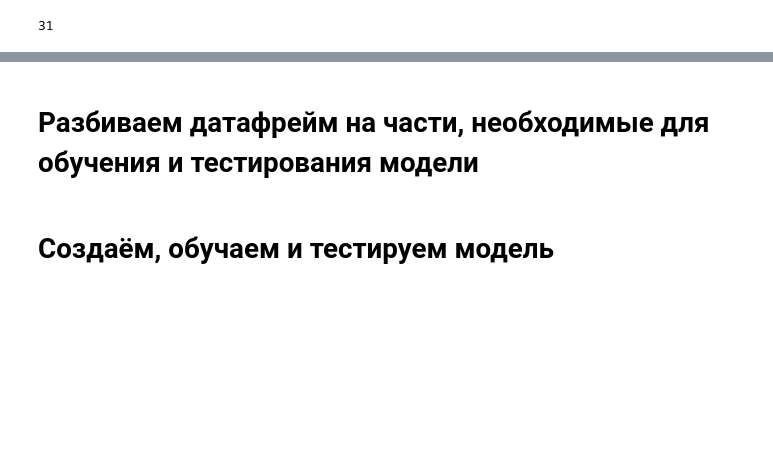
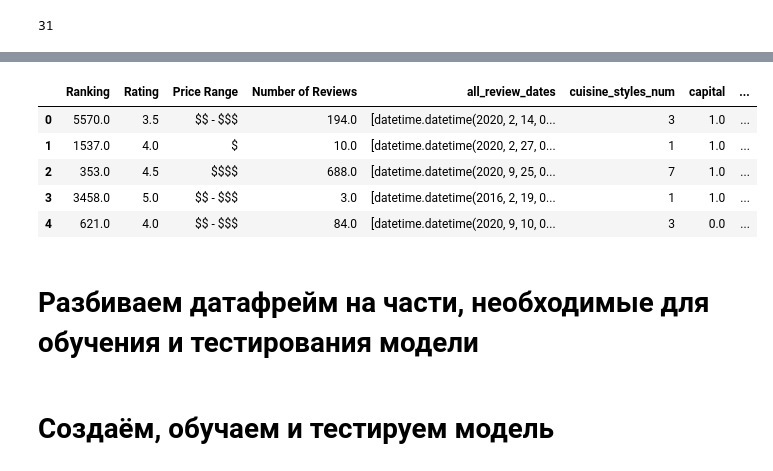
Before and after one commit to zadvovl/SkillFactory, a Jupyter notebook: module_3/your_first_model.ipynb, the cells around one changed output, grey strips where cells are left out. Cells and saved outputs as stored; diff of their text form; code cells hidden in the pictures; blank space fills up the shorter version.

```diff
--- a/module_3/your_first_model.ipynb
+++ b/module_3/your_first_model.ipynb
@@ -202,0 +231,4 @@ df_crawled.to_csv('with_additional_data_fromTA.csv')
+# %%
+# modifying 'capital' column to make it binary (if capital then 1 else 0)
+df_cities['capital'] = df_cities['capital'].map(lambda x : 1 if x == 'primary' else 0)
+df_cities['capital'].value_counts()
@@ -202,0 +239,4 @@ df_crawled.to_csv('with_additional_data_fromTA.csv')
+# %%
+# merging df with df_cities based on city name
+df = df.merge(df_cities, how='left', left_on='City', right_on='city_ascii')
+df.info()
@@ -202,0 +267,9 @@ df_crawled.to_csv('with_additional_data_fromTA.csv')
+# %%
+# it seems that we're missing the data about only one city - Oporto (aka Porto in Portugal)
+# let's locate it and populate missing values manually
+df['capital'].fillna(0, inplace=True)
+df['population'].fillna(1337000, inplace=True)
+# let's drop some columns that are not required anymore
+# to make the dataframe more compact and readable
+df.drop(['Restaurant_id', 'Reviews', 'URL_TA', 'ID_TA', 'city_ascii', 'City'], axis=1, inplace=True)
+df.info()
@@ -202,0 +300,9 @@ df_crawled.to_csv('with_additional_data_fromTA.csv')
+# %%
+# it seems there are many NaN values among price ranges
+# let's replace NaN with values based on a frequency of the existing values
+# custom function will be used for that (see definition of helper functions above)
+
+# please note that ascending=True is important here because the dictionary must be sorted
+freq_dict = create_freq_dict(dict(df['Price Range'].value_counts(ascending=True)))
+df['Price Range'] = df['Price Range'].apply(
+    lambda x: fill_na_by_frequency(freq_dict, "Price Range") if pd.isna(x) else x)
@@ -203,3 +337,12 @@ df_crawled.to_csv('with_additional_data_fromTA.csv')
+# %%
+df.head()
+# %% [output]
+|  | Ranking | Rating | Price Range | Number of Reviews | all_review_dates | cuisine_styles_num | capital | ... |
+| 0 | 5570.0 | 3.5 | $$ - $$$ | 194.0 | [datetime.datetime(2020, 2, 14, 0... | 3 | 1.0 | ... |
+| 1 | 1537.0 | 4.0 | $ | 10.0 | [datetime.datetime(2020, 2, 27, 0... | 1 | 1.0 | ... |
+| 2 | 353.0 | 4.5 | $$$$ | 688.0 | [datetime.datetime(2020, 9, 25, 0... | 7 | 1.0 | ... |
+| 3 | 3458.0 | 5.0 | $$ - $$$ | 3.0 | [datetime.datetime(2016, 2, 19, 0... | 1 | 1.0 | ... |
+| 4 | 621.0 | 4.0 | $$ - $$$ | 84.0 | [datetime.datetime(2020, 9, 10, 0... | 3 | 0.0 | ... |
 # %% [markdown]
 # Разбиваем датафрейм на части, необходимые для обучения и тестирования модели
 # %%
```
Also changed, not shown: parts of 23 cells of this notebook, 1 other file.
